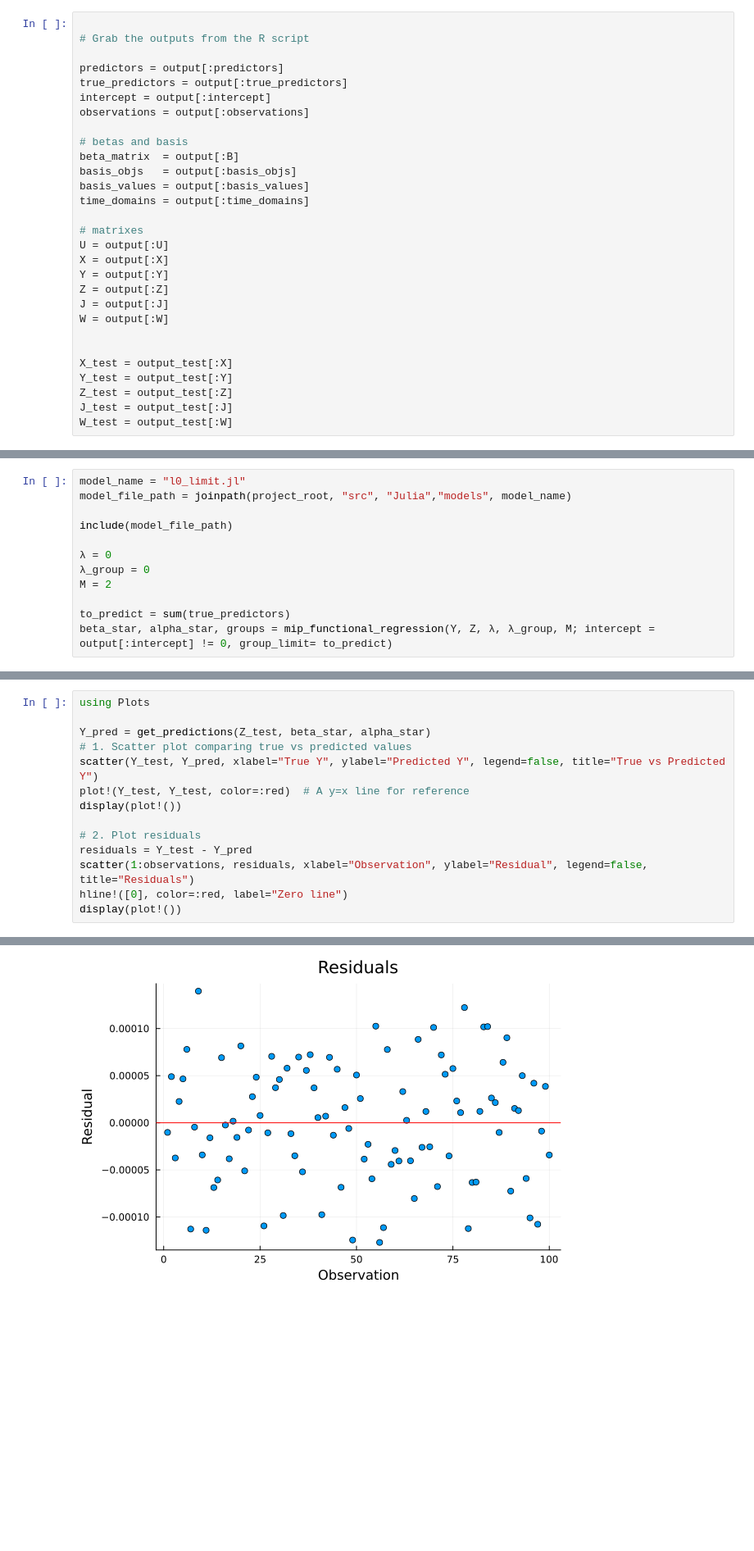
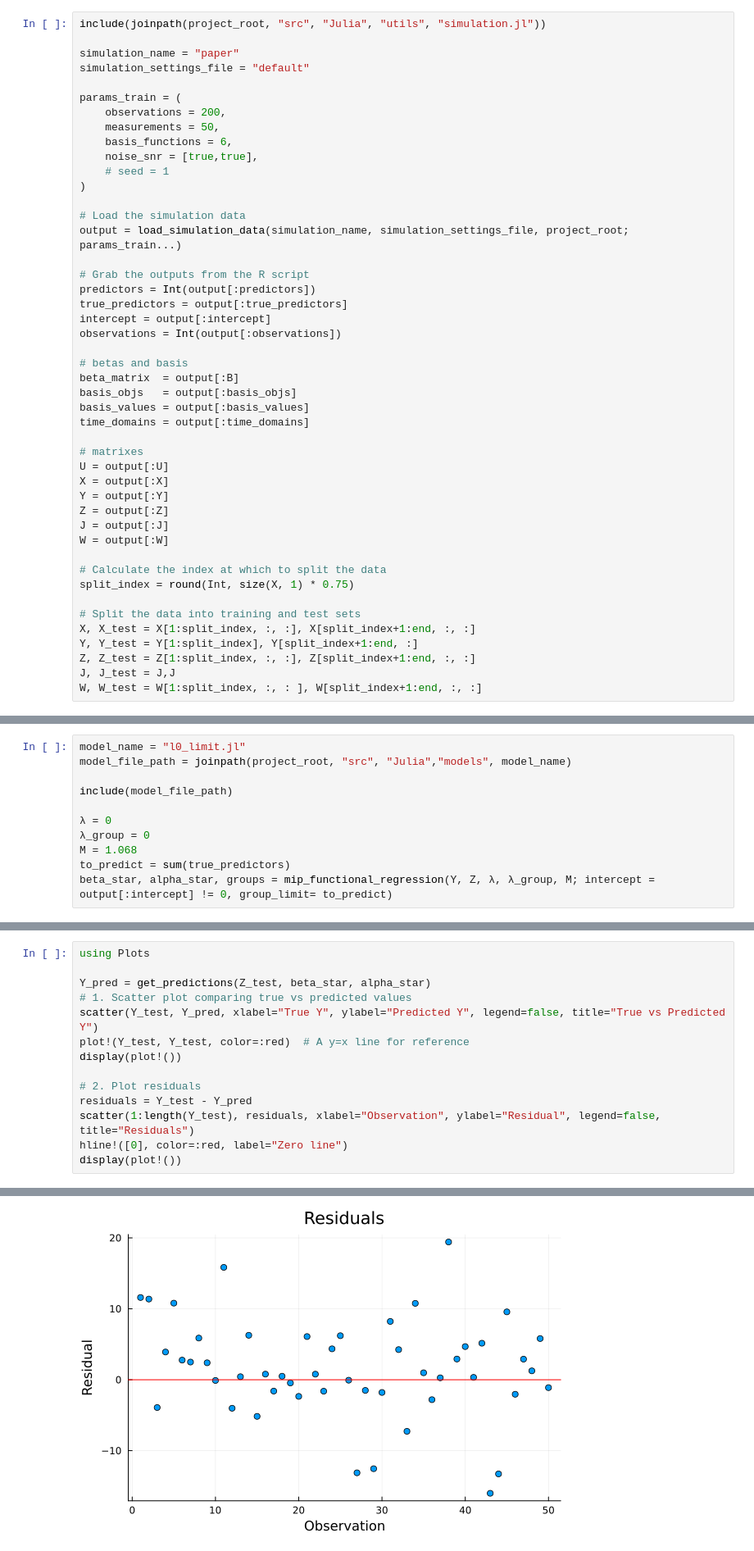
Before and after one commit to FrigaZzz/functional-data-regression-mip, a Jupyter notebook: notebooks/run_simulations/visual_N_predictors.ipynb, the cells around one changed output, grey strips where cells are left out. Shown at 82% size. Saved outputs shown, nothing was run; the diff lists cells and outputs as text; blank space fills up the shorter version.

```diff
--- a/notebooks/run_simulations/visual_N_predictors.ipynb
+++ b/notebooks/run_simulations/visual_N_predictors.ipynb
@@ -72,11 +27,25 @@ OrderedCollections.OrderedDict{Symbol, Any} with 23 entries:
 # %%
+include(joinpath(project_root, "src", "Julia", "utils", "simulation.jl"))
+
+simulation_name = "paper"
+simulation_settings_file = "default"
+
+params_train = (
+    observations = 200,
+    measurements = 50,
+    basis_functions = 6,
+    noise_snr = [true,true],
+    # seed = 1
+)
+
+# Load the simulation data
+output = load_simulation_data(simulation_name, simulation_settings_file, project_root; params_train...)
 
 # Grab the outputs from the R script
-
-predictors = output[:predictors]
+predictors = Int(output[:predictors])
 true_predictors = output[:true_predictors]
 intercept = output[:intercept]
-observations = output[:observations]
+observations = Int(output[:observations])
 
 # betas and basis
 beta_matrix  = output[:B]
@@ -92,10 +61,13 @@ Z = output[:Z]
 J = output[:J]
 W = output[:W]
 
+# Calculate the index at which to split the data
+split_index = round(Int, size(X, 1) * 0.75)
 
-X_test = output_test[:X]
-Y_test = output_test[:Y]
-Z_test = output_test[:Z]
-J_test = output_test[:J]
-W_test = output_test[:W]
+# Split the data into training and test sets
+X, X_test = X[1:split_index, :, :], X[split_index+1:end, :, :]
+Y, Y_test = Y[1:split_index], Y[split_index+1:end, :]
+Z, Z_test = Z[1:split_index, :, :], Z[split_index+1:end, :, :]
+J, J_test = J,J
+W, W_test = W[1:split_index, :, : ], W[split_index+1:end, :, :]
 # %% [output]
@@ -281,8 +209,7 @@ include(model_file_path)
 
 λ = 0
 λ_group = 0
-M = 2
-
+M = 1.068
 to_predict = sum(true_predictors)
 beta_star, alpha_star, groups = mip_functional_regression(Y, Z, λ, λ_group, M; intercept = output[:intercept] != 0, group_limit= to_predict)
 # %% [output]
@@ -740,7 +552,7 @@ display(plot!())
 
 # 2. Plot residuals
 residuals = Y_test - Y_pred
-scatter(1:observations, residuals, xlabel="Observation", ylabel="Residual", legend=false, title="Residuals")
+scatter(1:length(Y_test), residuals, xlabel="Observation", ylabel="Residual", legend=false, title="Residuals")
 hline!([0], color=:red, label="Zero line")
 display(plot!())
 # %% [output]
@@ -748 +560 @@ display(plot!())
-[figure, old version]
+[figure, new version]
```
Also changed, not shown: parts of 33 cells of this notebook, 25 other files.
